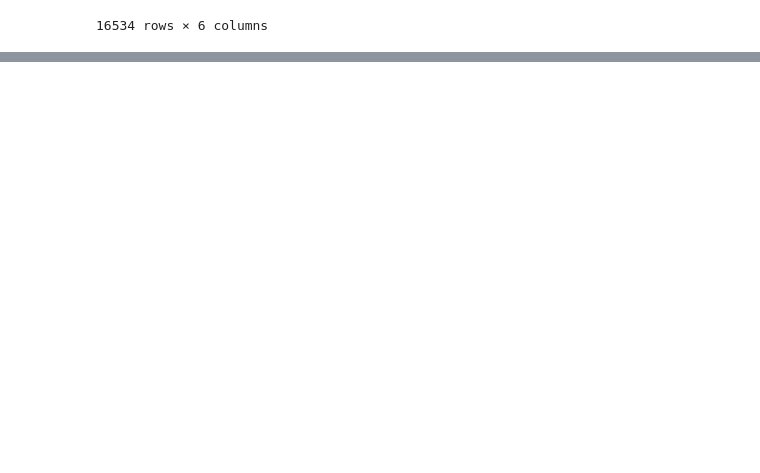
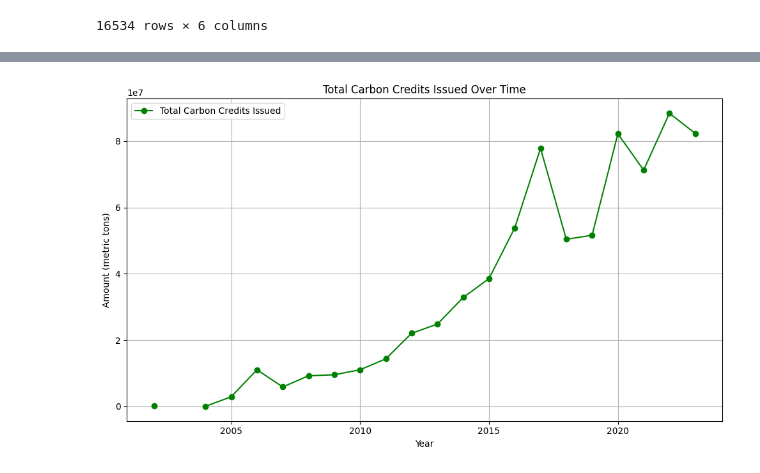
Before and after one commit to Wairimukimm/Carbon-credits-chronicles, a Jupyter notebook: Untitled.ipynb, the cells around one changed output, grey strips where cells are left out. Drawn from its saved outputs; the diff is of its cells as text; code cells hidden in the pictures; blank space fills up the shorter version.

Commit message:
EDA on CO2 and Carbon Credits emissions

```diff
--- a/Untitled.ipynb
+++ b/Untitled.ipynb
@@ -165,0 +170,26 @@ merged_org_df.dropna()
+# %%
+import pandas as pd
+import matplotlib.pyplot as plt
+
+# Loading and preparing the emissions dataset
+total_emissions_by_year = merged_df.groupby('Year')['Annual CO₂ emissions'].sum().reset_index()
+
+
+merged_org_df['Total Offset Credits Issued'] = pd.to_numeric(merged_org_df['Total Offset Credits Issued'], errors='coerce')
+merged_org_df.dropna(subset=['Total Offset Credits Issued'], inplace=True)
+total_credits_by_year = merged_org_df.groupby('Issuance Year')['Total Offset Credits Issued'].sum().reset_index()
+
+# Merging the datasets based on the year
+merged_df = pd.merge(total_emissions_by_year, total_credits_by_year, left_on='Year', right_on='Issuance Year', how='outer')
+
+# Plotting the data
+plt.figure(figsize=(10, 6))
+plt.plot(merged_df['Year'], merged_df['Annual CO₂ emissions'], label='Total CO₂ emissions', marker='o')
+plt.plot(merged_df['Issuance Year'], merged_df['Total Offset Credits Issued'], label='Total Carbon Credits Issued', marker='o')
+plt.xlabel('Year')
+plt.ylabel('Amount (metric tons)')
+plt.title('Comparison of Total CO₂ Emissions and Carbon Credits Issued Over Time')
+plt.legend()
+plt.grid(True)
+plt.tight_layout()
+plt.show()
@@ -165,0 +198,12 @@ merged_org_df.dropna()
+# %%
+plt.figure(figsize=(10, 6))
+plt.plot(merged_df['Issuance Year'], merged_df['Total Offset Credits Issued'], label='Total Carbon Credits Issued', marker='o', color='green')
+plt.xlabel('Year')
+plt.ylabel('Amount (metric tons)')
+plt.title('Total Carbon Credits Issued Over Time')
+plt.legend()
+plt.grid(True)
+plt.tight_layout()
+plt.show()
+# %% [output]
+[figure, added]
```
Also changed, not shown: parts of 3 cells of this notebook.
